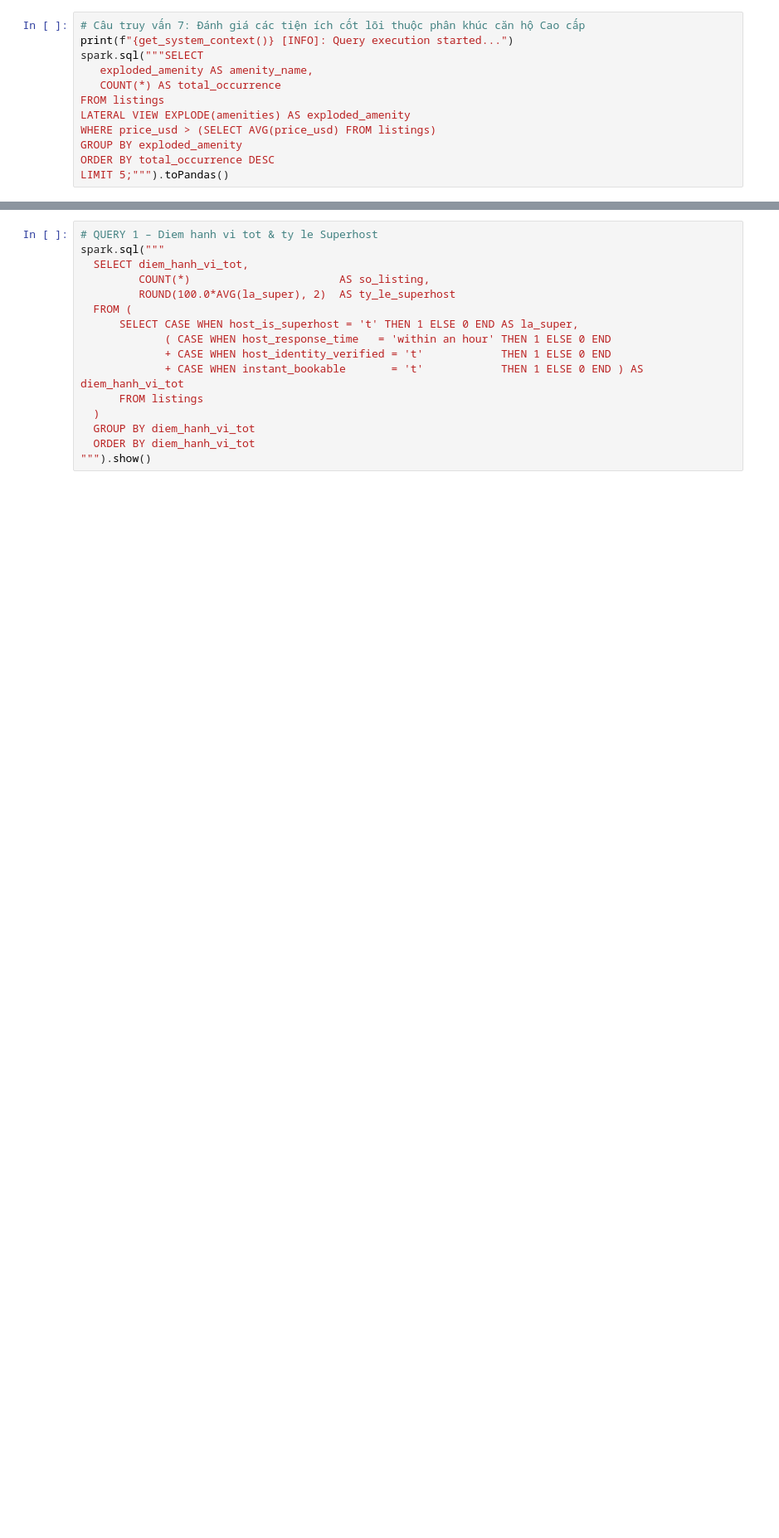
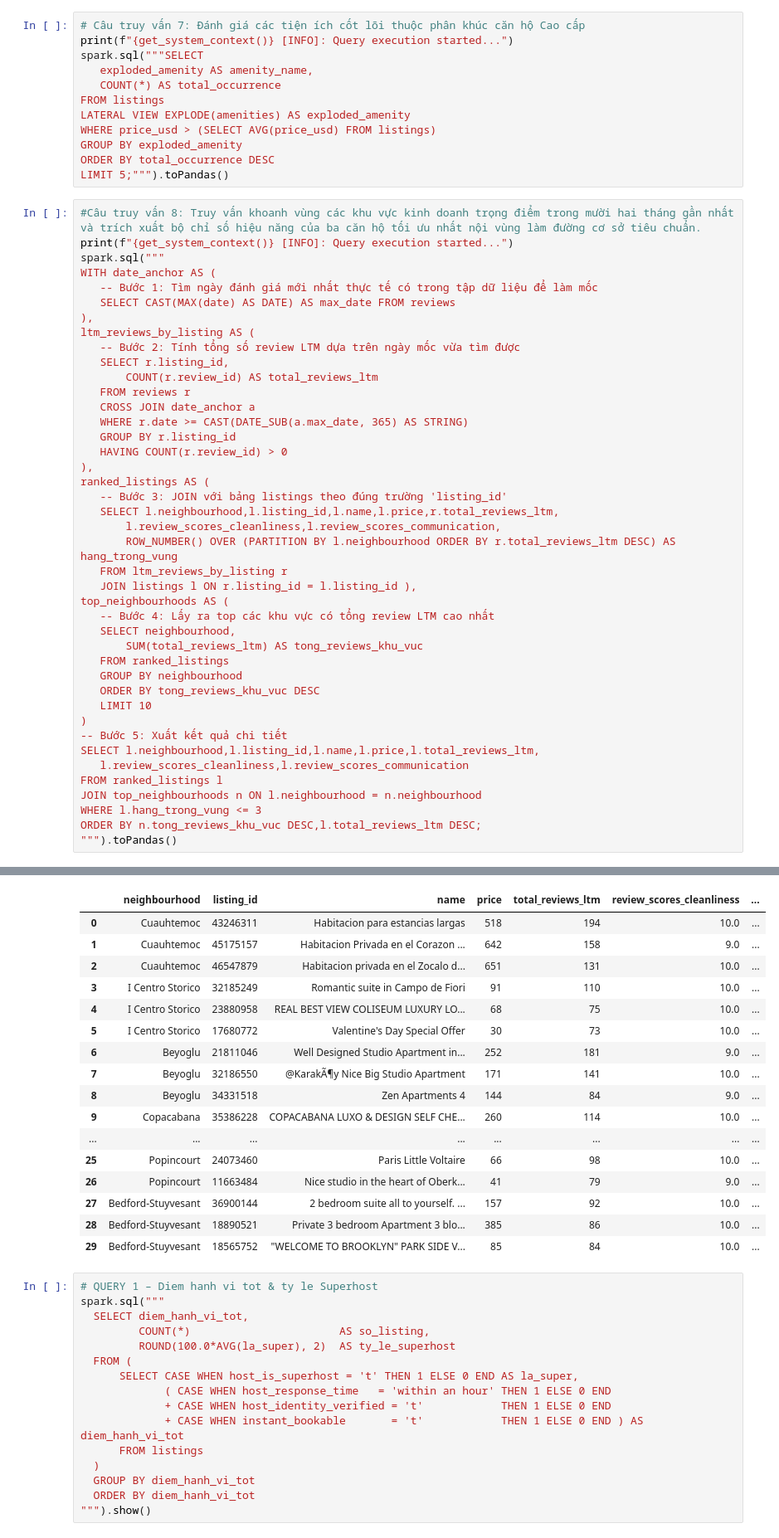
Before and after one commit to nhupham31231022752/N17_DuLieuLonVaUngDung, a Jupyter notebook: src/Airbnb_SparkSQL.ipynb, the cells around one changed output, grey strips where cells are left out. Shown at 83% size. Saved outputs shown, nothing was run; the diff lists cells and outputs as text; blank space fills up the shorter version.

```diff
--- a/src/Airbnb_SparkSQL.ipynb
+++ b/src/Airbnb_SparkSQL.ipynb
@@ -219,3 +247,46 @@ WHERE price_usd > (SELECT AVG(price_usd) FROM listings)
 GROUP BY exploded_amenity
 ORDER BY total_occurrence DESC
 LIMIT 5;""").toPandas()
+# %%
+#Câu truy vấn 8: Truy vấn khoanh vùng các khu vực kinh doanh trọng điểm trong mười hai tháng gần nhất  và trích xuất bộ chỉ số hiệu năng của ba căn hộ tối ưu nhất nội vùng làm đường cơ sở tiêu chuẩn.
+print(f"{get_system_context()} [INFO]: Query execution started...")
+spark.sql("""
+WITH date_anchor AS (
+   -- Bước 1: Tìm ngày đánh giá mới nhất thực tế có trong tập dữ liệu để làm mốc
+   SELECT CAST(MAX(date) AS DATE) AS max_date FROM reviews
+),
+ltm_reviews_by_listing AS (
+   -- Bước 2: Tính tổng số review LTM dựa trên ngày mốc vừa tìm được
+   SELECT r.listing_id,
+       COUNT(r.review_id) AS total_reviews_ltm
+   FROM reviews r
+   CROSS JOIN date_anchor a
+   WHERE r.date >= CAST(DATE_SUB(a.max_date, 365) AS STRING)
+   GROUP BY r.listing_id
+   HAVING COUNT(r.review_id) > 0
+),
+ranked_listings AS (
+   -- Bước 3: JOIN với bảng listings theo đúng trường 'listing_id'
+   SELECT l.neighbourhood,l.listing_id,l.name,l.price,r.total_reviews_ltm,
+       l.review_scores_cleanliness,l.review_scores_communication,
+       ROW_NUMBER() OVER (PARTITION BY l.neighbourhood ORDER BY r.total_reviews_ltm DESC) AS hang_trong_vung
+   FROM ltm_reviews_by_listing r
+   JOIN listings l ON r.listing_id = l.listing_id ),
+top_neighbourhoods AS (
+   -- Bước 4: Lấy ra top các khu vực có tổng review LTM cao nhất
+   SELECT neighbourhood,
+       SUM(total_reviews_ltm) AS tong_reviews_khu_vuc
+   FROM ranked_listings
+   GROUP BY neighbourhood
+   ORDER BY tong_reviews_khu_vuc DESC
+   LIMIT 10
+)
+-- Bước 5: Xuất kết quả chi tiết
+SELECT l.neighbourhood,l.listing_id,l.name,l.price,l.total_reviews_ltm,
+   l.review_scores_cleanliness,l.review_scores_communication
+FROM ranked_listings l
+JOIN top_neighbourhoods n ON l.neighbourhood = n.neighbourhood
+WHERE l.hang_trong_vung <= 3
+ORDER BY n.tong_reviews_khu_vuc DESC,l.total_reviews_ltm DESC;
+""").toPandas()
+# %% [output]
@@ -222,3 +294,20 @@ LIMIT 5;""").toPandas()
+|  | neighbourhood | listing_id | name | price | total_reviews_ltm | review_scores_cleanliness | ... |
+| 0 | Cuauhtemoc | 43246311 | Habitacion para estancias largas | 518 | 194 | 10.0 | ... |
+| 1 | Cuauhtemoc | 45175157 | Habitacion Privada en el Corazon ... | 642 | 158 | 9.0 | ... |
+| 2 | Cuauhtemoc | 46547879 | Habitacion privada en el Zocalo d... | 651 | 131 | 10.0 | ... |
+| 3 | I Centro Storico | 32185249 | Romantic suite in Campo de Fiori | 91 | 110 | 10.0 | ... |
+| 4 | I Centro Storico | 23880958 | REAL BEST VIEW COLISEUM LUXURY LO... | 68 | 75 | 10.0 | ... |
+| 5 | I Centro Storico | 17680772 | Valentine's Day Special Offer | 30 | 73 | 10.0 | ... |
+| 6 | Beyoglu | 21811046 | Well Designed Studio Apartment in... | 252 | 181 | 9.0 | ... |
+| 7 | Beyoglu | 32186550 | @KarakÃ¶y Nice Big Studio Apartment | 171 | 141 | 10.0 | ... |
+| 8 | Beyoglu | 34331518 | Zen Apartments 4 | 144 | 84 | 9.0 | ... |
+| 9 | Copacabana | 35386228 | COPACABANA LUXO & DESIGN SELF CHE... | 260 | 114 | 10.0 | ... |
+| ... | ... | ... | ... | ... | ... | ... | ... |
+| 25 | Popincourt | 24073460 | Paris Little Voltaire | 66 | 98 | 10.0 | ... |
+| 26 | Popincourt | 11663484 | Nice studio in the heart of Oberk... | 41 | 79 | 9.0 | ... |
+| 27 | Bedford-Stuyvesant | 36900144 | 2 bedroom suite all to yourself. ... | 157 | 92 | 10.0 | ... |
+| 28 | Bedford-Stuyvesant | 18890521 | Private 3 bedroom Apartment 3 blo... | 385 | 86 | 10.0 | ... |
+| 29 | Bedford-Stuyvesant | 18565752 | "WELCOME TO BROOKLYN" PARK SIDE V... | 85 | 84 | 10.0 | ... |
 # %%
 # QUERY 1 – Diem hanh vi tot & ty le Superhost
 spark.sql("""
```
Also changed, not shown: parts of 2 cells of this notebook.
